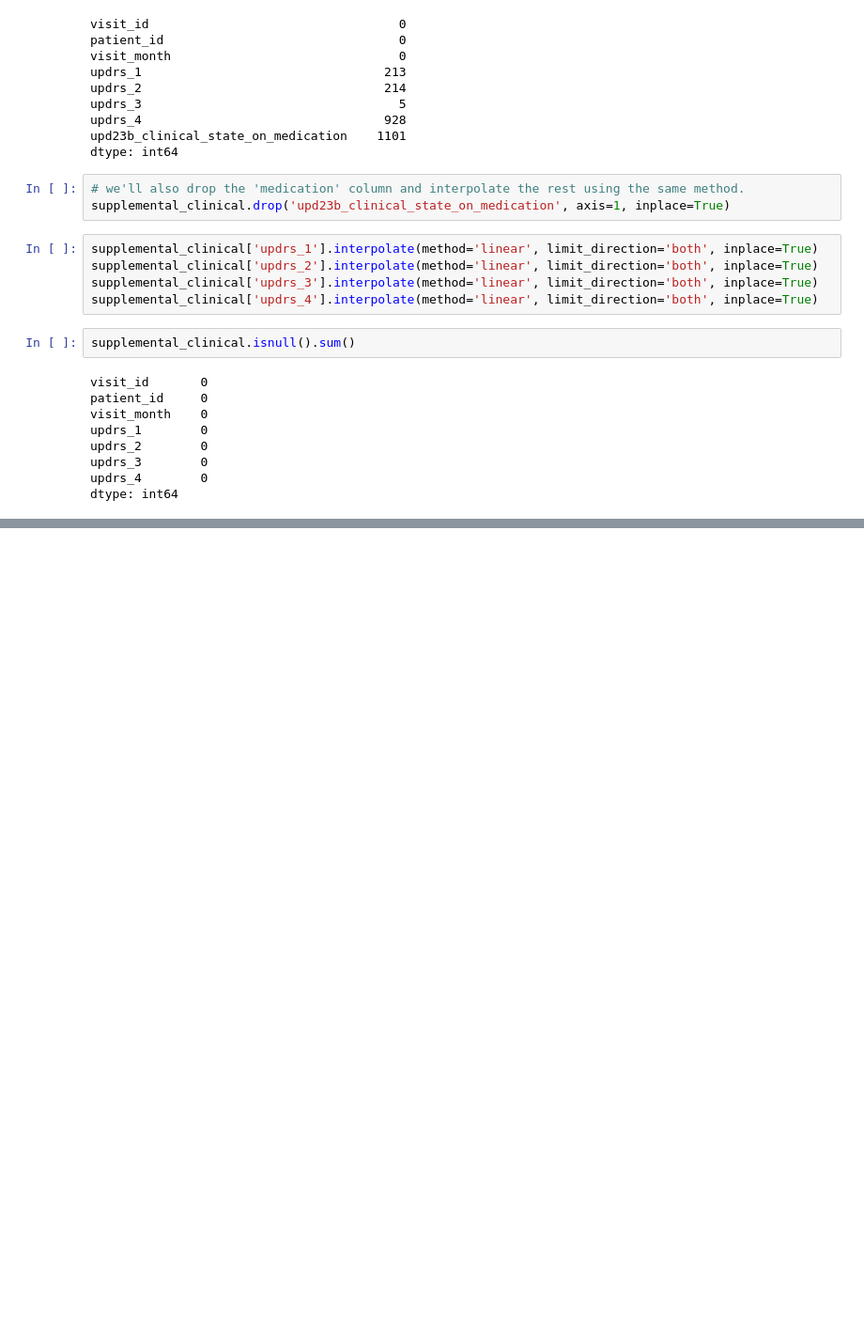
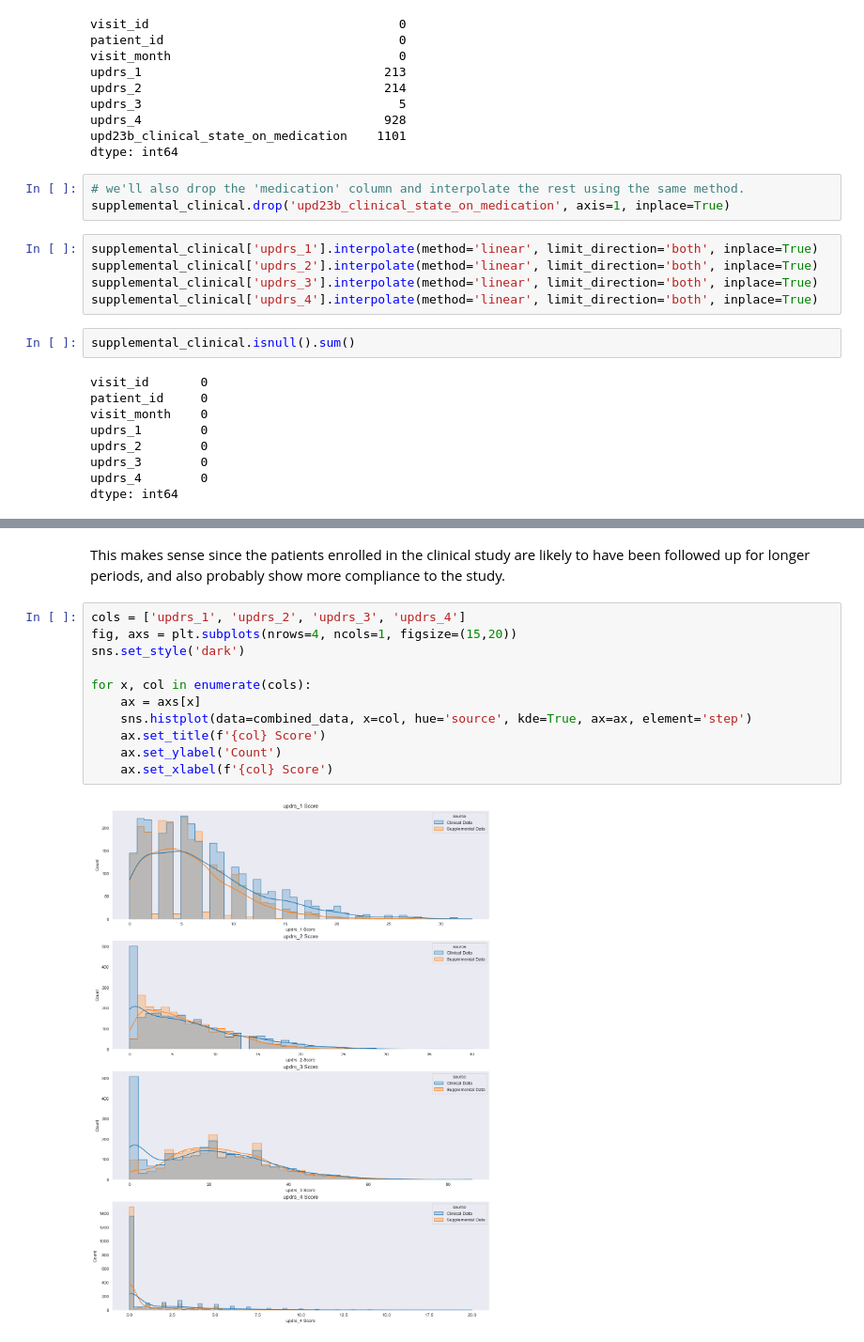
Before and after one commit to fan-yang-md/parkinsons_disease_progression_prediction, a Jupyter notebook: parkinson1.ipynb, the cells around one changed output, grey strips where cells are left out. Shown at 94% size. Cells and saved outputs as stored; diff of their text form; blank space fills up the shorter version.

```diff
--- a/parkinson1.ipynb
+++ b/parkinson1.ipynb
@@ -295,0 +345,15 @@ dtype: int64
+# %% [markdown]
+This makes sense since the patients enrolled in the clinical study are likely to have been followed up for longer periods, and also probably show more compliance to the study.
+# %%
+cols = ['updrs_1', 'updrs_2', 'updrs_3', 'updrs_4']
+fig, axs = plt.subplots(nrows=4, ncols=1, figsize=(15,20))
+sns.set_style('dark')
+
+for x, col in enumerate(cols):
+    ax = axs[x]
+    sns.histplot(data=combined_data, x=col, hue='source', kde=True, ax=ax, element='step')
+    ax.set_title(f'{col} Score')
+    ax.set_ylabel('Count')
+    ax.set_xlabel(f'{col} Score')
+# %% [output]
+[figure, added]
```
Also changed, not shown: parts of 6 cells of this notebook.
